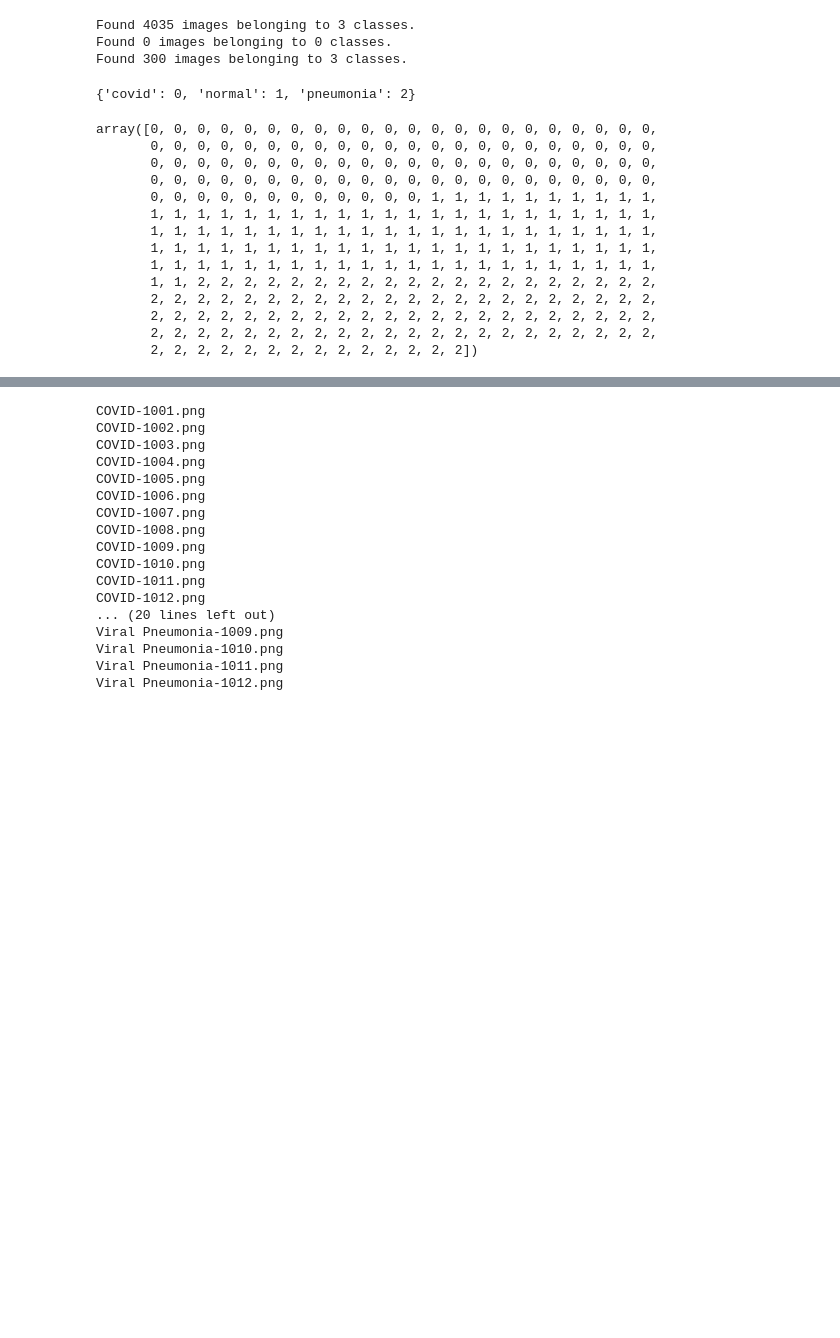
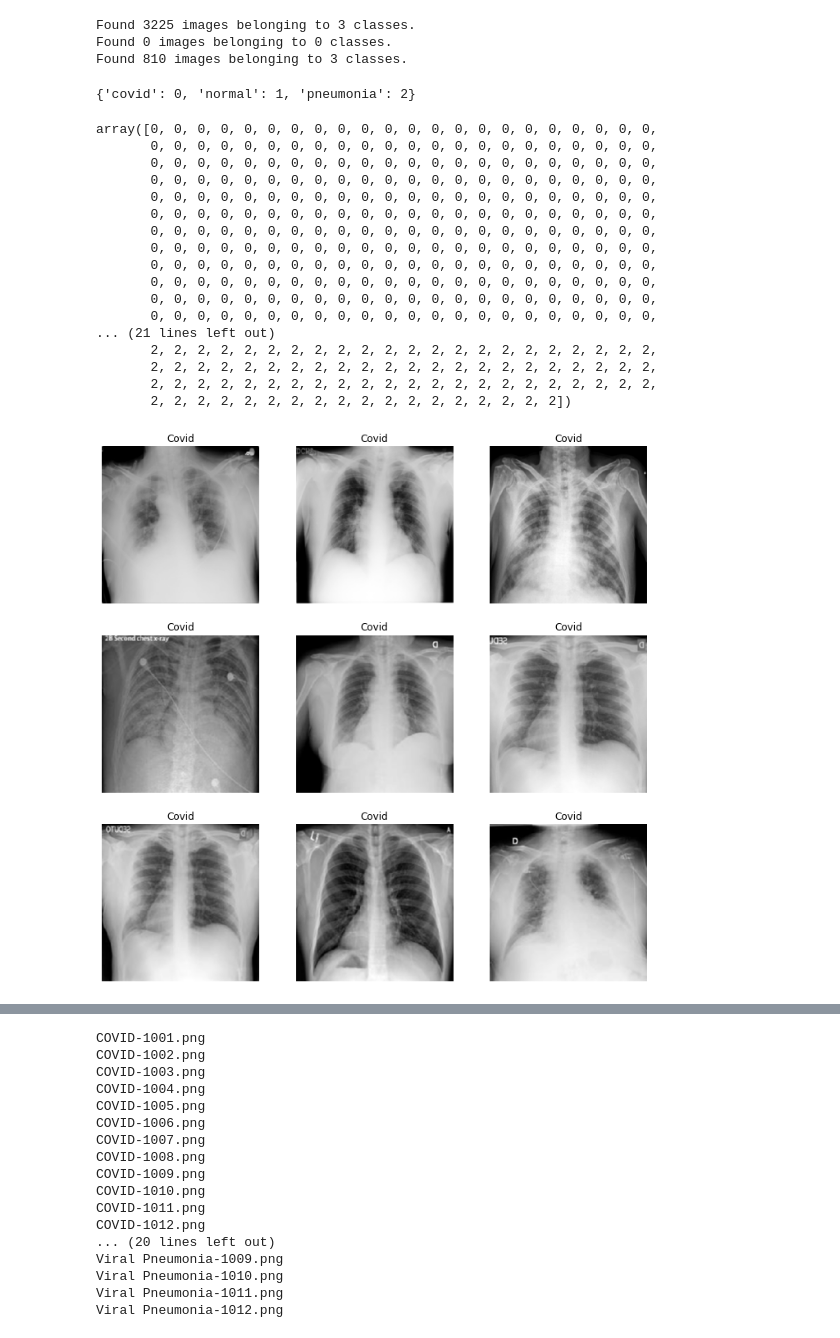
Before and after one commit to AbdullaAllNoman/Federated_Learning, a Jupyter notebook: Initial_model_2.ipynb, the cells around one changed output, grey strips where cells are left out. Drawn from its saved outputs; the diff is of its cells as text; code cells hidden in the pictures; blank space fills up the shorter version.

```diff
--- a/Initial_model_2.ipynb
+++ b/Initial_model_2.ipynb
@@ -61,31 +61,40 @@ from keras import optimizers
 from keras.layers.core import Flatten, Dense, Dropout, Lambda
 import tensorflow as tf
 # %%
-train = ImageDataGenerator(rescale = 1/255)
-test = ImageDataGenerator(rescale = 1/255)
-validation = ImageDataGenerator(rescale = 1/255)
+train = ImageDataGenerator(rescale=1./255,
+                          rotation_range=0.2,
+                          shear_range=0.2,
+                          horizontal_flip=True)
+test = ImageDataGenerator(rescale = 1./255,
+                          rotation_range=0.2,
+                          shear_range=0.2,
+                          horizontal_flip=True)
+validation = ImageDataGenerator(rescale = 1./255)
 # %%
 train_dataset = train.flow_from_directory('Dataset0/training/',
-                                         target_size = (299,299),
-                                         batch_size = 16,
+                                         target_size = (256,256),
+                                         color_mode='grayscale',
+                                         batch_size = 32,
                                          class_mode = 'categorical',
                                          shuffle=False)
 
 test_dataset = train.flow_from_directory('Dataset1/testing/',
-                                         target_size = (299,299),
-                                         batch_size = 15,
+                                         target_size = (256,256),
+                                         color_mode='grayscale',
+                                         batch_size = 32,
                                          class_mode = 'categorical',
                                          shuffle=False)
 
 validation_dataset = train.flow_from_directory('Dataset0/validation/',
-                                         target_size = (299,299),
-                                         batch_size = 10,
+                                         target_size = (256,256),
+                                         color_mode='grayscale',
+                                         batch_size = 32,
                                          class_mode = 'categorical',
                                          shuffle=False)
 # %% [output]
-Found 4035 images belonging to 3 classes.
+Found 3225 images belonging to 3 classes.
 Found 0 images belonging to 0 classes.
-Found 300 images belonging to 3 classes.
+Found 810 images belonging to 3 classes.
 # %%
 validation_dataset.class_indices
 # %% [output]
@@ -97,14 +106,29 @@ array([0, 0, 0, 0, 0, 0, 0, 0, 0, 0, 0, 0, 0, 0, 0, 0, 0, 0, 0, 0, 0, 0,
        0, 0, 0, 0, 0, 0, 0, 0, 0, 0, 0, 0, 0, 0, 0, 0, 0, 0, 0, 0, 0, 0,
        0, 0, 0, 0, 0, 0, 0, 0, 0, 0, 0, 0, 0, 0, 0, 0, 0, 0, 0, 0, 0, 0,
        0, 0, 0, 0, 0, 0, 0, 0, 0, 0, 0, 0, 0, 0, 0, 0, 0, 0, 0, 0, 0, 0,
-       0, 0, 0, 0, 0, 0, 0, 0, 0, 0, 0, 0, 1, 1, 1, 1, 1, 1, 1, 1, 1, 1,
-       1, 1, 1, 1, 1, 1, 1, 1, 1, 1, 1, 1, 1, 1, 1, 1, 1, 1, 1, 1, 1, 1,
-       1, 1, 1, 1, 1, 1, 1, 1, 1, 1, 1, 1, 1, 1, 1, 1, 1, 1, 1, 1, 1, 1,
-       1, 1, 1, 1, 1, 1, 1, 1, 1, 1, 1, 1, 1, 1, 1, 1, 1, 1, 1, 1, 1, 1,
-       1, 1, 1, 1, 1, 1, 1, 1, 1, 1, 1, 1, 1, 1, 1, 1, 1, 1, 1, 1, 1, 1,
-       1, 1, 2, 2, 2, 2, 2, 2, 2, 2, 2, 2, 2, 2, 2, 2, 2, 2, 2, 2, 2, 2,
+       0, 0, 0, 0, 0, 0, 0, 0, 0, 0, 0, 0, 0, 0, 0, 0, 0, 0, 0, 0, 0, 0,
+       0, 0, 0, 0, 0, 0, 0, 0, 0, 0, 0, 0, 0, 0, 0, 0, 0, 0, 0, 0, 0, 0,
+       0, 0, 0, 0, 0, 0, 0, 0, 0, 0, 0, 0, 0, 0, 0, 0, 0, 0, 0, 0, 0, 0,
+       0, 0, 0, 0, 0, 0, 0, 0, 0, 0, 0, 0, 0, 0, 0, 0, 0, 0, 0, 0, 0, 0,
+       0, 0, 0, 0, 0, 0, 0, 0, 0, 0, 0, 0, 0, 0, 0, 0, 0, 0, 0, 0, 0, 0,
+       0, 0, 0, 0, 0, 0, 0, 0, 0, 0, 0, 0, 0, 0, 0, 0, 0, 0, 0, 0, 0, 0,
+       0, 0, 0, 0, 0, 0, 0, 0, 0, 0, 0, 0, 0, 0, 0, 0, 0, 0, 0, 0, 0, 0,
+       0, 0, 0, 0, 0, 0, 0, 0, 0, 0, 0, 0, 0, 0, 0, 0, 0, 0, 0, 0, 0, 0,
+... (21 lines left out)
        2, 2, 2, 2, 2, 2, 2, 2, 2, 2, 2, 2, 2, 2, 2, 2, 2, 2, 2, 2, 2, 2,
        2, 2, 2, 2, 2, 2, 2, 2, 2, 2, 2, 2, 2, 2, 2, 2, 2, 2, 2, 2, 2, 2,
        2, 2, 2, 2, 2, 2, 2, 2, 2, 2, 2, 2, 2, 2, 2, 2, 2, 2, 2, 2, 2, 2,
-       2, 2, 2, 2, 2, 2, 2, 2, 2, 2, 2, 2, 2, 2])
+       2, 2, 2, 2, 2, 2, 2, 2, 2, 2, 2, 2, 2, 2, 2, 2, 2, 2])
+# %%
+plt.figure(figsize=(12, 12))
+for i in range(9):
+    plt.subplot(3,3, i+1)
+    img, label = train_dataset.next()
+    plt.imshow(img[0], cmap='gray')
+    dic = {0:'Covid', 1:'Normal', 2:'Viral Pneumonia'}
+    plt.title(dic.get(np.where(label[0]==1)[0][0]))
+    plt.axis('off')
+plt.show()
+# %% [output]
+[figure, added]
 # %%
```
Also changed, not shown: parts of 13 cells of this notebook.
